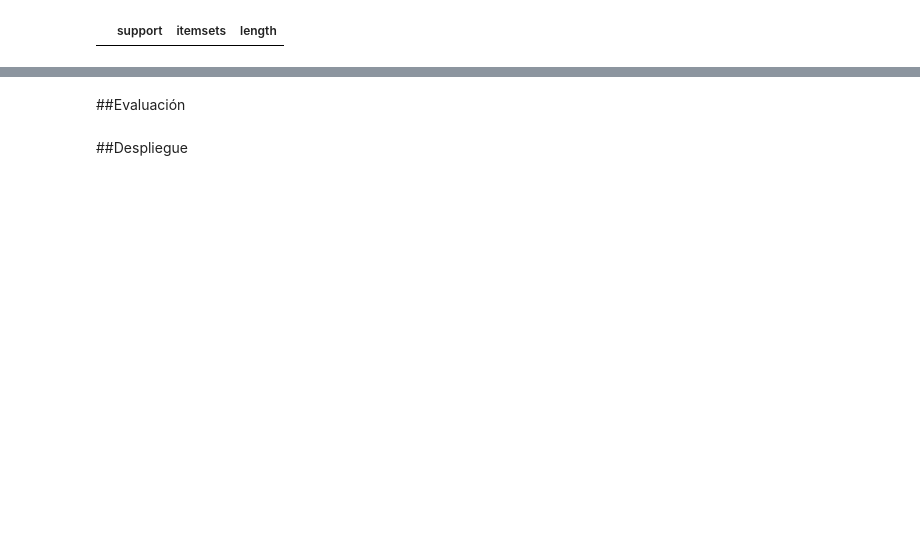
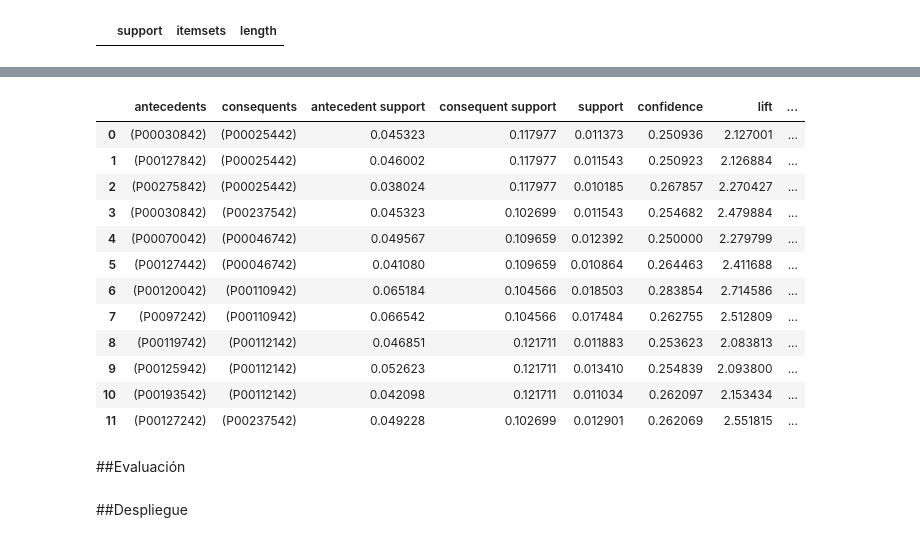
Before and after one commit to patriciamediavilla/L2, a Jupyter notebook: L2P1.ipynb, the cells around one changed output, grey strips where cells are left out. Saved outputs shown, nothing was run; the diff lists cells and outputs as text; code cells hidden in the pictures; blank space fills up the shorter version.

```diff
--- a/L2P1.ipynb
+++ b/L2P1.ipynb
@@ -201,0 +196,4 @@ ValueError: ignored
+# %%
+#Esto es para k=1
+frequent_itemsets = apriori(data, min_support=0.01, use_colnames=True)
+frequent_itemsets.head()
@@ -202,6 +230,6 @@ ValueError: ignored
 # %% [markdown]
 COPIO CÓDIGO QUE ES INTERESANTE PARA FUTURO
 # %%
-frequent_itemsets = apriori(df, min_support=0.6, use_colnames=True)
-frequent_itemsets['length'] = frequent_itemsets['itemsets'].apply(lambda x: len(x))
-frequent_itemsets
+#frequent_itemsets = apriori(data, min_support=0.6, use_colnames=True)
+#frequent_itemsets['length'] = frequent_itemsets['itemsets'].apply(lambda x: len(x))
+#frequent_itemsets1=frequent_itemsets[frequent_itemsets['length'] == 1]
@@ -215,3 +261,20 @@ frequent_itemsets[ (frequent_itemsets['length'] == 2) & #esto sería para k=2
+# %%
+rulesaltaconfianza = association_rules(frequent_itemsets, metric='confidence', min_threshold=0.25)
+rulesaltaconfianza
+# %% [output]
+|  | antecedents | consequents | antecedent support | consequent support | support | confidence | lift | ... |
+| 0 | (P00030842) | (P00025442) | 0.045323 | 0.117977 | 0.011373 | 0.250936 | 2.127001 | ... |
+| 1 | (P00127842) | (P00025442) | 0.046002 | 0.117977 | 0.011543 | 0.250923 | 2.126884 | ... |
+| 2 | (P00275842) | (P00025442) | 0.038024 | 0.117977 | 0.010185 | 0.267857 | 2.270427 | ... |
+| 3 | (P00030842) | (P00237542) | 0.045323 | 0.102699 | 0.011543 | 0.254682 | 2.479884 | ... |
+| 4 | (P00070042) | (P00046742) | 0.049567 | 0.109659 | 0.012392 | 0.250000 | 2.279799 | ... |
+| 5 | (P00127442) | (P00046742) | 0.041080 | 0.109659 | 0.010864 | 0.264463 | 2.411688 | ... |
+| 6 | (P00120042) | (P00110942) | 0.065184 | 0.104566 | 0.018503 | 0.283854 | 2.714586 | ... |
+| 7 | (P0097242) | (P00110942) | 0.066542 | 0.104566 | 0.017484 | 0.262755 | 2.512809 | ... |
+| 8 | (P00119742) | (P00112142) | 0.046851 | 0.121711 | 0.011883 | 0.253623 | 2.083813 | ... |
+| 9 | (P00125942) | (P00112142) | 0.052623 | 0.121711 | 0.013410 | 0.254839 | 2.093800 | ... |
+| 10 | (P00193542) | (P00112142) | 0.042098 | 0.121711 | 0.011034 | 0.262097 | 2.153434 | ... |
+| 11 | (P00127242) | (P00237542) | 0.049228 | 0.102699 | 0.012901 | 0.262069 | 2.551815 | ... |
 # %% [markdown]
 ##Evaluación
 # %% [markdown]
```
Also changed, not shown: parts of 18 cells of this notebook.
